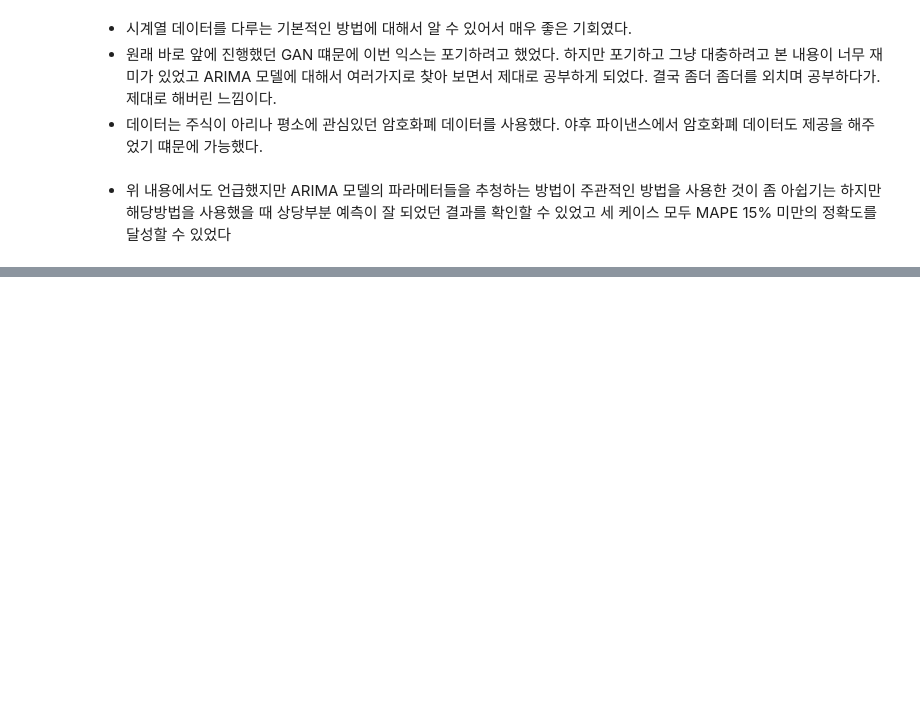
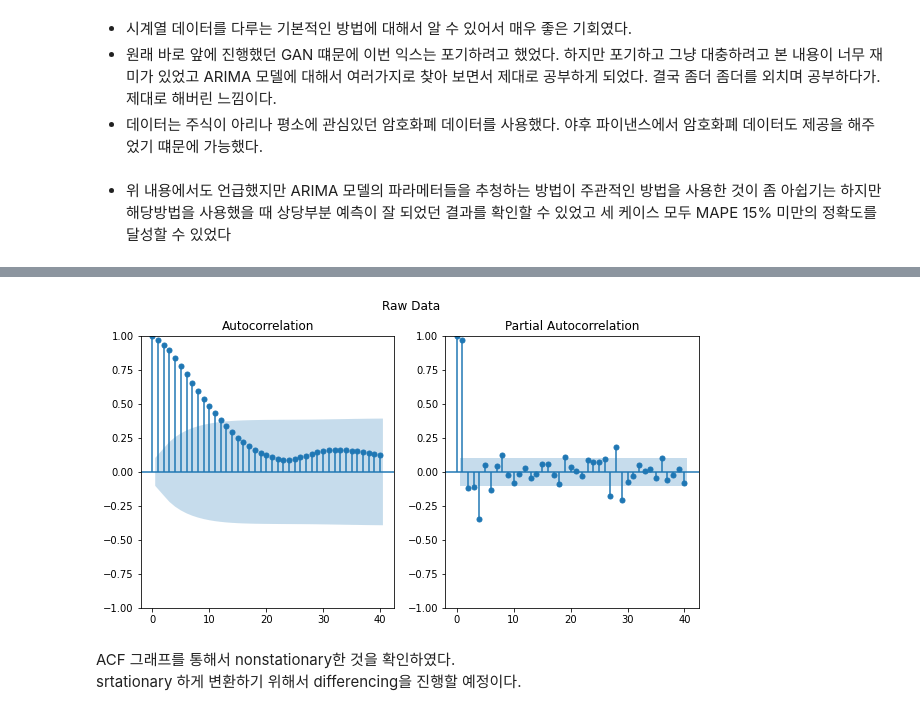
Before and after one commit to CandyBrain/AIFFEL, a Jupyter notebook: EX11_Stock_Price_Prediction/EX11_Stock_Price_Prediction.ipynb, the cells around one changed output, grey strips where cells are left out. Drawn from its saved outputs; the diff is of its cells as text; code cells hidden in the pictures; blank space fills up the shorter version.

```diff
--- a/EX11_Stock_Price_Prediction/EX11_Stock_Price_Prediction.ipynb
+++ b/EX11_Stock_Price_Prediction/EX11_Stock_Price_Prediction.ipynb
@@ -970,0 +1035,14 @@ MAPE: 5.93%
+# %%
+# ACF, PACF 그려보기 -> p,q 구하기
+from statsmodels.graphics.tsaplots import plot_acf, plot_pacf
+
+fig, ax = plt.subplots(1, 2, figsize=(10,5))
+fig.suptitle('Raw Data')
+
+sm.graphics.tsa.plot_acf(ts.squeeze(), lags=40, ax=ax[0])   # ACF : Autocorrelation 그래프 그리기
+sm.graphics.tsa.plot_pacf(ts.squeeze(), lags=40, ax=ax[1]);  # PACF : Partial Autocorrelation 그래프 그리기
+# %% [output]
+[figure, added]
+# %% [markdown]
+ACF 그래프를 통해서 nonstationary한 것을 확인하였다.
+srtationary 하게 변환하기 위해서 differencing을 진행할 예정이다.
```
Also changed, not shown: parts of 43 cells of this notebook.
